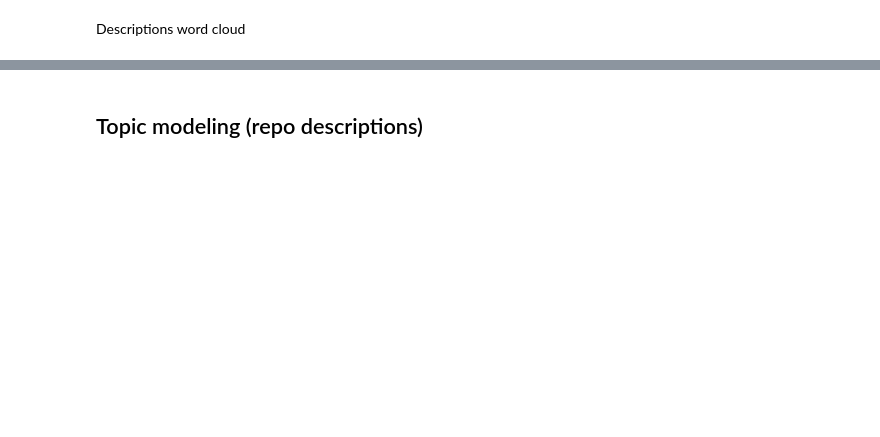
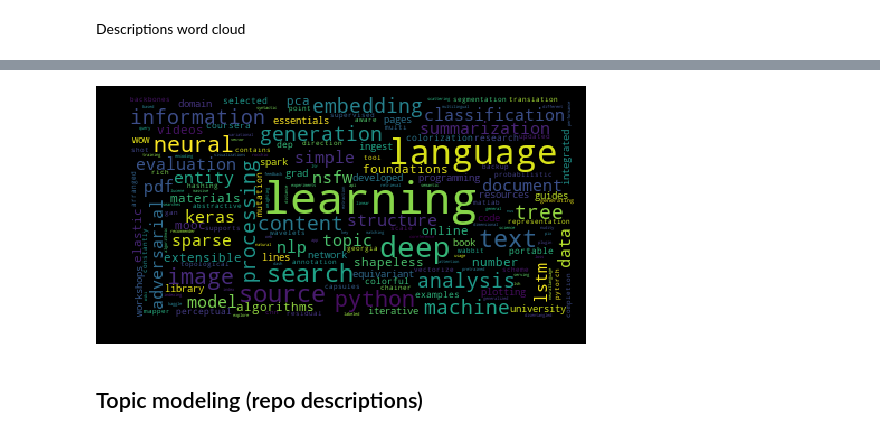
Before and after one commit to lambdaofgod/examples-counterexamples, a Jupyter notebook: notebooks/text_mining/Github_Starred_Repositories.ipynb, the cells around one changed output, grey strips where cells are left out. Cells and saved outputs as stored; diff of their text form; code cells hidden in the pictures; blank space fills up the shorter version.

```diff
--- a/notebooks/text_mining/Github_Starred_Repositories.ipynb
+++ b/notebooks/text_mining/Github_Starred_Repositories.ipynb
@@ -208,3 +193,7 @@ show_word_cloud_from_texts(starred_repo_df['description'])
+# %%
+show_word_cloud_from_texts(starred_repo_df['description_keywords'])
+# %% [output]
+[figure, added]
 # %% [markdown]
 ## Topic modeling (repo descriptions)
 # %%
```
Also changed, not shown: parts of 28 cells of this notebook, 1 other file.
